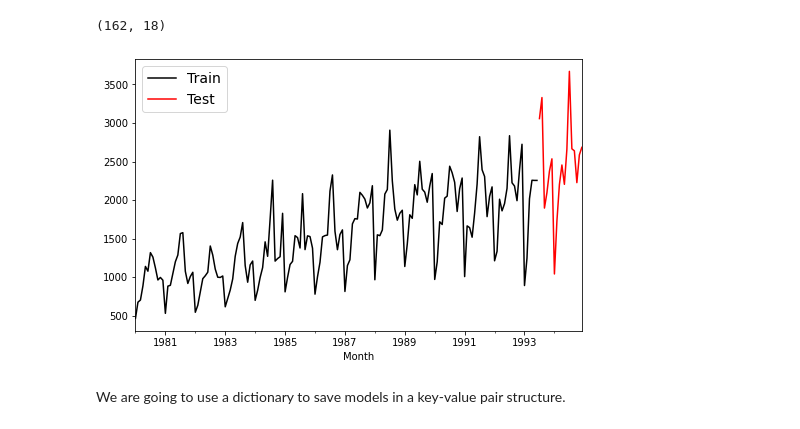
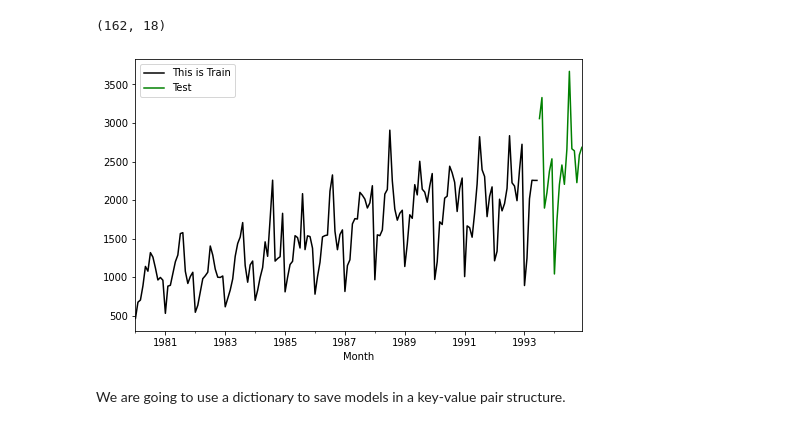
Before and after one commit to zhiyzuo/IS6400-Regression, a Jupyter notebook: Week-7-Time-Series-I-Smoothing/IS6400-2122B-CityU-IS-Week-7-Time_Series-Smoothing-Solution.ipynb, the cells around one changed output. Drawn from its saved outputs; the diff is of its cells as text; code cells hidden in the pictures.

```diff
--- a/Week-7-Time-Series-I-Smoothing/IS6400-2122B-CityU-IS-Week-7-Time_Series-Smoothing-Solution.ipynb
+++ b/Week-7-Time-Series-I-Smoothing/IS6400-2122B-CityU-IS-Week-7-Time_Series-Smoothing-Solution.ipynb
@@ -41,0 +47,3 @@ Use the ['AustralianWine.csv'](https://raw.githubusercontent.com/zhiyzuo/IS6400-
+# %%
+url = 'https://raw.githubusercontent.com/zhiyzuo/IS6400-Regression/main/Data/AustralianWines.csv'
+wine = pd.read_csv(url)
@@ -42,5 +72,4 @@ Use the ['AustralianWine.csv'](https://raw.githubusercontent.com/zhiyzuo/IS6400-
 # %%
-wine = pd.read_csv('../Data/AustralianWines.csv', usecols=['Month', 'Red'], dtype={'Red': int})
 wine = wine.set_index('Month')['Red']
 wine.head(2)
 # %% [output]
@@ -117,11 +179,11 @@ wine_train.size, wine_test.size
 (162, 18)
 # %%
 fig, ax = plt.subplots(figsize=[8, 5])
-wine_train.plot(ax=ax, color='k', label='Train')
-wine_test.plot(ax=ax, color='r', label='Test')
-_ = ax.legend(prop={'size': 14})
+wine_train.plot(ax=ax, color='k', label='This is Train')
+wine_test.plot(ax=ax, color='g', label='Test')
+_ = ax.legend(prop={'size': 10})
 # %% [output]
-[figure, old version]
+[figure, new version]
 # %% [markdown]
 We are going to use a dictionary to save models in a key-value pair structure.
 # %%
```
Also changed, not shown: parts of 12 cells of this notebook, 3 other files.
